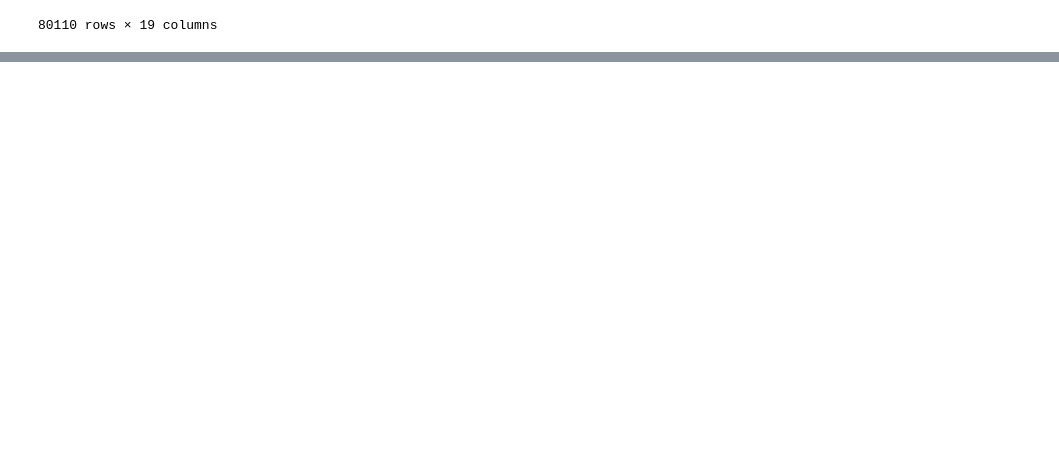
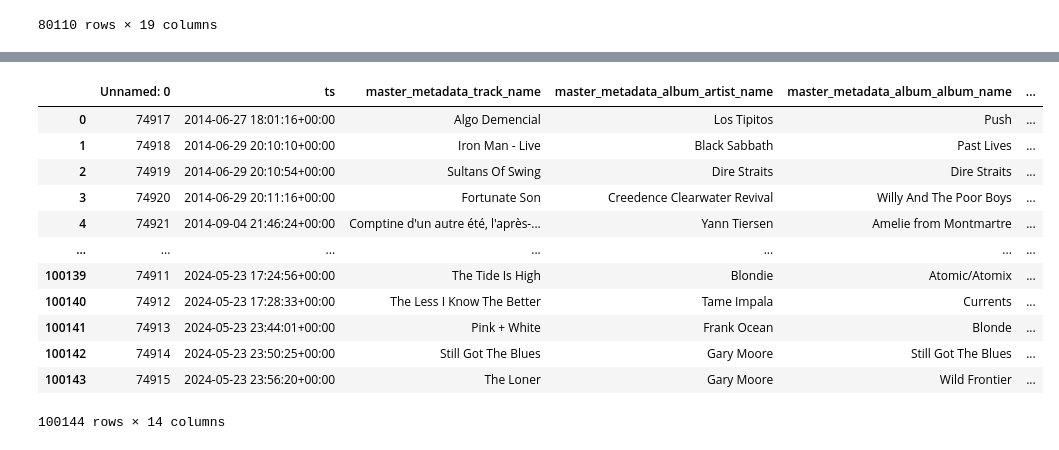
Before and after one commit to Dafydd8/TP2, a Jupyter notebook: XGBoost_holdout.ipynb, the cells around one changed output, grey strips where cells are left out. Drawn from its saved outputs; the diff is of its cells as text; code cells hidden in the pictures; blank space fills up the shorter version.

```diff
--- a/XGBoost_holdout.ipynb
+++ b/XGBoost_holdout.ipynb
@@ -496,0 +431,17 @@ results.to_csv('submission11.csv', index=False)
+# %%
+data = data.sort_values('ts').reset_index(drop=True)
+data
+# %% [output]
+|  | Unnamed: 0 | ts | master_metadata_track_name | master_metadata_album_artist_name | master_metadata_album_album_name | ... |
+| 0 | 74917 | 2014-06-27 18:01:16+00:00 | Algo Demencial | Los Tipitos | Push | ... |
+| 1 | 74918 | 2014-06-29 20:10:10+00:00 | Iron Man - Live | Black Sabbath | Past Lives | ... |
+| 2 | 74919 | 2014-06-29 20:10:54+00:00 | Sultans Of Swing | Dire Straits | Dire Straits | ... |
+| 3 | 74920 | 2014-06-29 20:11:16+00:00 | Fortunate Son | Creedence Clearwater Revival | Willy And The Poor Boys | ... |
+| 4 | 74921 | 2014-09-04 21:46:24+00:00 | Comptine d'un autre été, l'après-... | Yann Tiersen | Amelie from Montmartre | ... |
+| ... | ... | ... | ... | ... | ... | ... |
+| 100139 | 74911 | 2024-05-23 17:24:56+00:00 | The Tide Is High | Blondie | Atomic/Atomix | ... |
+| 100140 | 74912 | 2024-05-23 17:28:33+00:00 | The Less I Know The Better | Tame Impala | Currents | ... |
+| 100141 | 74913 | 2024-05-23 23:44:01+00:00 | Pink + White | Frank Ocean | Blonde | ... |
+| 100142 | 74914 | 2024-05-23 23:50:25+00:00 | Still Got The Blues | Gary Moore | Still Got The Blues | ... |
+| 100143 | 74915 | 2024-05-23 23:56:20+00:00 | The Loner | Gary Moore | Wild Frontier | ... |
+100144 rows × 14 columns
```
Also changed, not shown: parts of 20 cells of this notebook.
